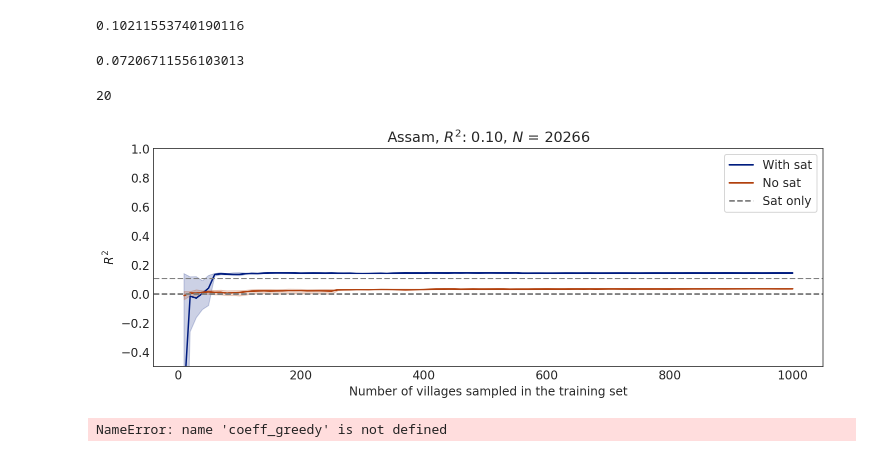
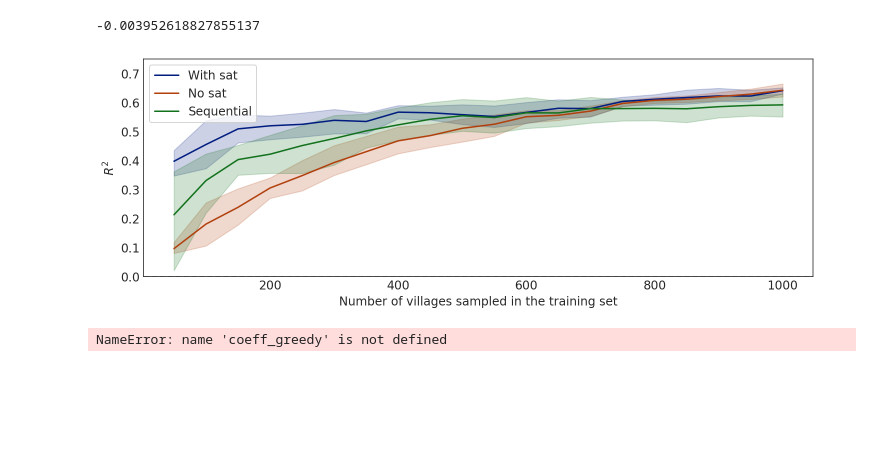
Before and after one commit to chrisyeh96/india-poverty, a Jupyter notebook: evaluation/eval-sampling.ipynb, the cells around one changed output. Saved outputs shown, nothing was run; the diff lists cells and outputs as text; code cells hidden in the pictures; blank space fills up the shorter version.

```diff
--- a/evaluation/eval-sampling.ipynb
+++ b/evaluation/eval-sampling.ipynb
@@ -35,4 +35,6 @@ fold_idx = 2
 # %%
-with_sat = pickle.load(open(f"results/fold_{fold_idx}/sampling_with_sat.pkl", "rb"))
-no_sat = pickle.load(open(f"results/fold_{fold_idx}/sampling_no_sat.pkl", "rb"))
+logs_random = pickle.load(open(f"results/fold_{fold_idx}/sampling_random.pkl", "rb"))
+# logs_prior_var = pickle.load(open(f"results/fold_{fold_idx}/sampling_prior_var.pkl", "rb"))
+logs_sequential = pickle.load(open(f"results/fold_{fold_idx}/sampling_sequential.pkl", "rb"))
+logs_no_sat = pickle.load(open(f"results/fold_{fold_idx}/sampling_no_sat.pkl", "rb"))
 # %%
@@ -46,37 +46,33 @@ Assam 23005
-# %%
-r2_score(df_results["true"], df_results["smoothed"])
-# %% [output]
-0.10211553740190116
+# %%
+r2_score(test_df["true"], test_df["pred"])
+# %% [output]
+-0.003952618827855137
 # %%
-sp.stats.pearsonr(df["true"], df["electrification"])[0]
+# sp.stats.pearsonr(df["true"], df["electrification"])[0]
-# %% [output]
-0.07206711556103013
 # %%
 # opt_r2 = max(
 #   np.mean(np.array(random_sat.r2s_matrix)[:,-1]),
 #   np.mean(np.array(random_nosat.r2s_matrix)[:,-1]),
 # )
-# %%
-random_sat.arguments["batch_size"]
-# %% [output]
-20
 # %%
 plt.figure(figsize=(12, 4))
 sns.lineplot(x = "batch_no", y = "r2", label = "With sat", color = plt_colors[0],
-             data = {"r2": with_sat.r2s, "batch_no": with_sat.batch_nos * with_sat.arguments["batch_size"]})
+             data = {"r2": logs_random.r2s, "batch_no": logs_random.iterations})
 sns.lineplot(x = "batch_no", y = "r2", label = "No sat", color = plt_colors[1],
-             data = {"r2": no_sat.r2s, "batch_no": no_sat.batch_nos * no_sat.arguments["batch_size"]})
+             data = {"r2": logs_no_sat.r2s, "batch_no": logs_no_sat.iterations})
+sns.lineplot(x = "batch_no", y = "r2", label = "Sequential", color = plt_colors[2],
+             data = {"r2": logs_sequential.r2s, "batch_no": logs_sequential.iterations})
 plt.xlabel("Number of villages sampled in the training set")
 plt.ylabel("$R^2$")
-plt.axhline(r2_score(df["true"], df["pred"]), ls="--", color="grey", label="Sat only")
+# plt.axhline(r2_score(df["true"], df["pred"]), ls="--", color="grey", label="Sat only")
 plt.axhline(0, ls="--", color="grey")
-plt.ylim(-0.5, 1.0)
-plt.title("%s, $R^2$: %.2f, $N$ = %d" % (df_results["state_name"][0],
-                                         r2_score(df_results["true"], df_results["smoothed"]),
-                                         len(df)))
+plt.ylim(0, 0.75)
+# plt.title("%s, $R^2$: %.2f, $N$ = %d" % (df_results["state_name"][0],
+#                                          r2_score(df_results["true"], df_results["smoothed"]),
+#                                          len(df)))
 plt.legend();
 # %% [output]
-[figure, old version]
+[figure, new version]
 # %%
 opt_coeff = pearsonr(df["electrification"], df["true"])[0]
 sat_coeff = pearsonr(df["electrification"], df["pred"])[0]
```
Also changed, not shown: parts of 4 cells of this notebook, 8 other files.
